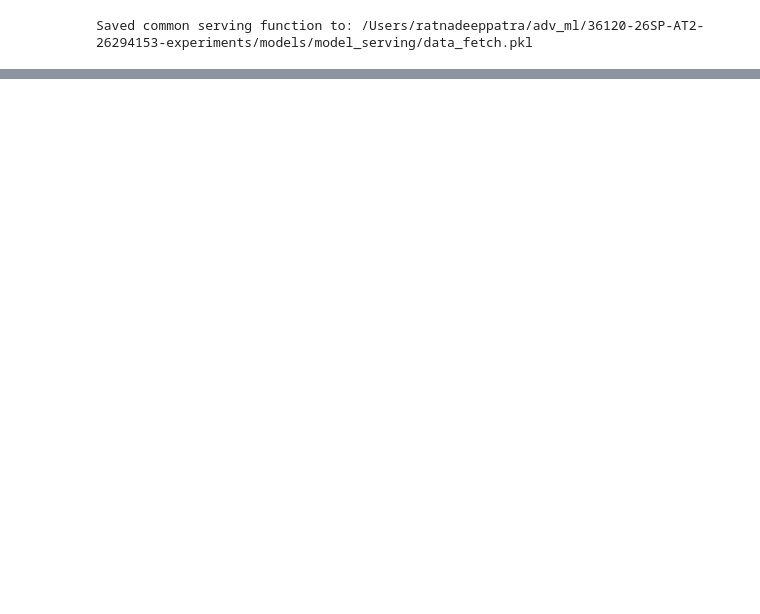
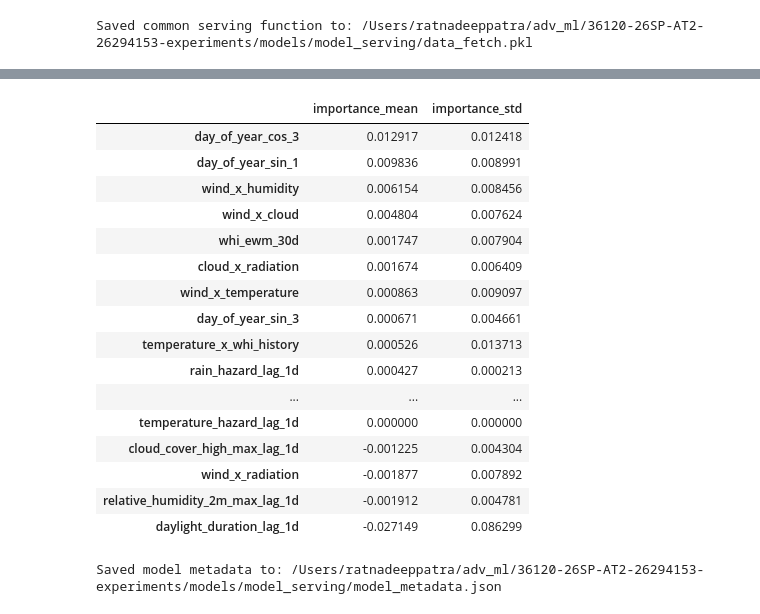
Before and after one commit to RP28/36120-26SP-AT2-26294153-experiments, a Jupyter notebook: notebooks/comfort_climate/36120_26SP_AT2_26294153_experiment_3.ipynb, the cells around one changed output, grey strips where cells are left out. Drawn from its saved outputs; the diff is of its cells as text; code cells hidden in the pictures; blank space fills up the shorter version.

```diff
--- a/notebooks/comfort_climate/36120_26SP_AT2_26294153_experiment_3.ipynb
+++ b/notebooks/comfort_climate/36120_26SP_AT2_26294153_experiment_3.ipynb
@@ -1315,0 +1463,30 @@ Saved common serving function to: /Users/ratnadeeppatra/adv_ml/36120-26SP-AT2-26
+# %%
+hazard_feature_importance = get_permutation_importance(
+    classification_workflow,
+    scoring=classification_scorer
+)
+
+hazard_metrics = classification_test_metrics(classification_workflow)
+
+display(
+    pd.DataFrame(hazard_feature_importance).T
+    .sort_values("importance_mean", ascending=False)
+)
+# %% [output]
+|  | importance_mean | importance_std |
+| day_of_year_cos_3 | 0.012917 | 0.012418 |
+| day_of_year_sin_1 | 0.009836 | 0.008991 |
+| wind_x_humidity | 0.006154 | 0.008456 |
+| wind_x_cloud | 0.004804 | 0.007624 |
+| whi_ewm_30d | 0.001747 | 0.007904 |
+| cloud_x_radiation | 0.001674 | 0.006409 |
+| wind_x_temperature | 0.000863 | 0.009097 |
+| day_of_year_sin_3 | 0.000671 | 0.004661 |
+| temperature_x_whi_history | 0.000526 | 0.013713 |
+| rain_hazard_lag_1d | 0.000427 | 0.000213 |
+| ... | ... | ... |
+| temperature_hazard_lag_1d | 0.000000 | 0.000000 |
+| cloud_cover_high_max_lag_1d | -0.001225 | 0.004304 |
+| wind_x_radiation | -0.001877 | 0.007892 |
+| relative_humidity_2m_max_lag_1d | -0.001912 | 0.004781 |
+| daylight_duration_lag_1d | -0.027149 | 0.086299 |
@@ -1315,0 +1526,8 @@ Saved common serving function to: /Users/ratnadeeppatra/adv_ml/36120-26SP-AT2-26
+# %%
+metadata_path = at2.config.MODELS_DIR / "model_serving" / "model_metadata.json"
+metadata_path.parent.mkdir(parents=True, exist_ok=True)
+with metadata_path.open("w", encoding="utf-8") as file:
+    json.dump(model_metadata, file, indent=4)
+print(f"Saved model metadata to: {metadata_path}")
+# %% [output]
+Saved model metadata to: /Users/ratnadeeppatra/adv_ml/36120-26SP-AT2-26294153-experiments/models/model_serving/model_metadata.json
```
Also changed, not shown: parts of 9 cells of this notebook, 2 other files.
